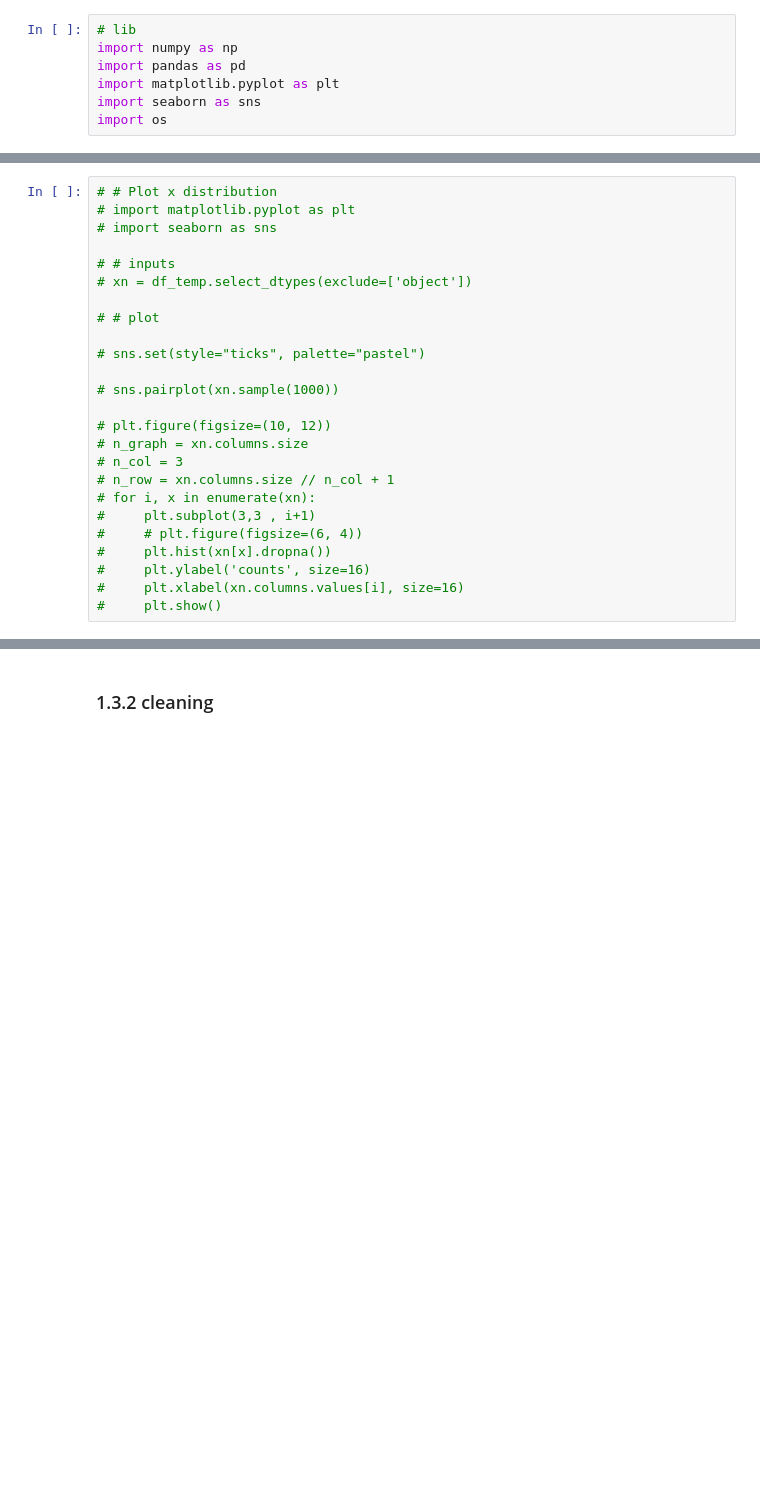
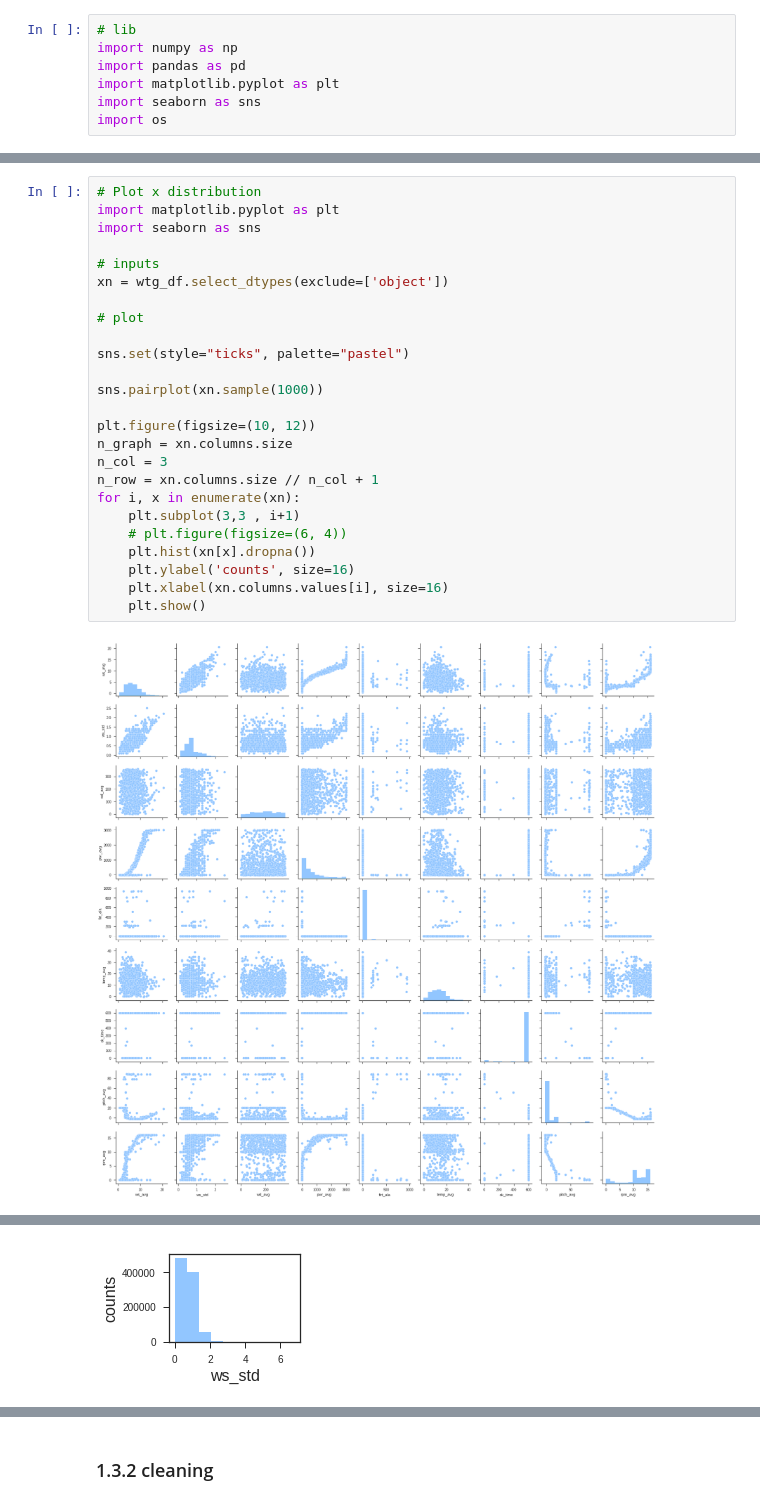
Before and after one commit to Umercia/wind_power, a Jupyter notebook: wind_farm_power_prediction.ipynb, the cells around one changed output, grey strips where cells are left out. Cells and saved outputs as stored; diff of their text form; blank space fills up the shorter version.

```diff
--- a/wind_farm_power_prediction.ipynb
+++ b/wind_farm_power_prediction.ipynb
@@ -302,27 +301,29 @@ wtg_df.head(3)
 |  | 2012-12-31 23:20:00+00:00 | 12.0 | 1.4 | 137.0 | 2259 | 0.0 | 8.0 | 600 | -0.8 | 15.6 |
 |  | 2012-12-31 23:30:00+00:00 | 11.9 | 1.4 | 137.0 | 2260 | 0.0 | 8.0 | 600 | -0.8 | 15.6 |
 # %%
-# # Plot x distribution
-# import matplotlib.pyplot as plt
-# import seaborn as sns
+# Plot x distribution
+import matplotlib.pyplot as plt
+import seaborn as sns
 
-# # inputs
-# xn = df_temp.select_dtypes(exclude=['object'])
+# inputs
+xn = wtg_df.select_dtypes(exclude=['object'])
 
-# # plot
+# plot
 
-# sns.set(style="ticks", palette="pastel")
+sns.set(style="ticks", palette="pastel")
 
-# sns.pairplot(xn.sample(1000))
+sns.pairplot(xn.sample(1000))
 
-# plt.figure(figsize=(10, 12))
-# n_graph = xn.columns.size
-# n_col = 3
-# n_row = xn.columns.size // n_col + 1
-# for i, x in enumerate(xn):
-#     plt.subplot(3,3 , i+1)
-#     # plt.figure(figsize=(6, 4))
-#     plt.hist(xn[x].dropna())
-#     plt.ylabel('counts', size=16)
-#     plt.xlabel(xn.columns.values[i], size=16)
-#     plt.show()
+plt.figure(figsize=(10, 12))
+n_graph = xn.columns.size
+n_col = 3
+n_row = xn.columns.size // n_col + 1
+for i, x in enumerate(xn):
+    plt.subplot(3,3 , i+1)
+    # plt.figure(figsize=(6, 4))
+    plt.hist(xn[x].dropna())
+    plt.ylabel('counts', size=16)
+    plt.xlabel(xn.columns.values[i], size=16)
+    plt.show()
+# %% [output]
+[figure, added]
@@ -328,0 +331 @@ wtg_df.head(3)
+[figure, added]
```
Also changed, not shown: parts of 11 cells of this notebook.
